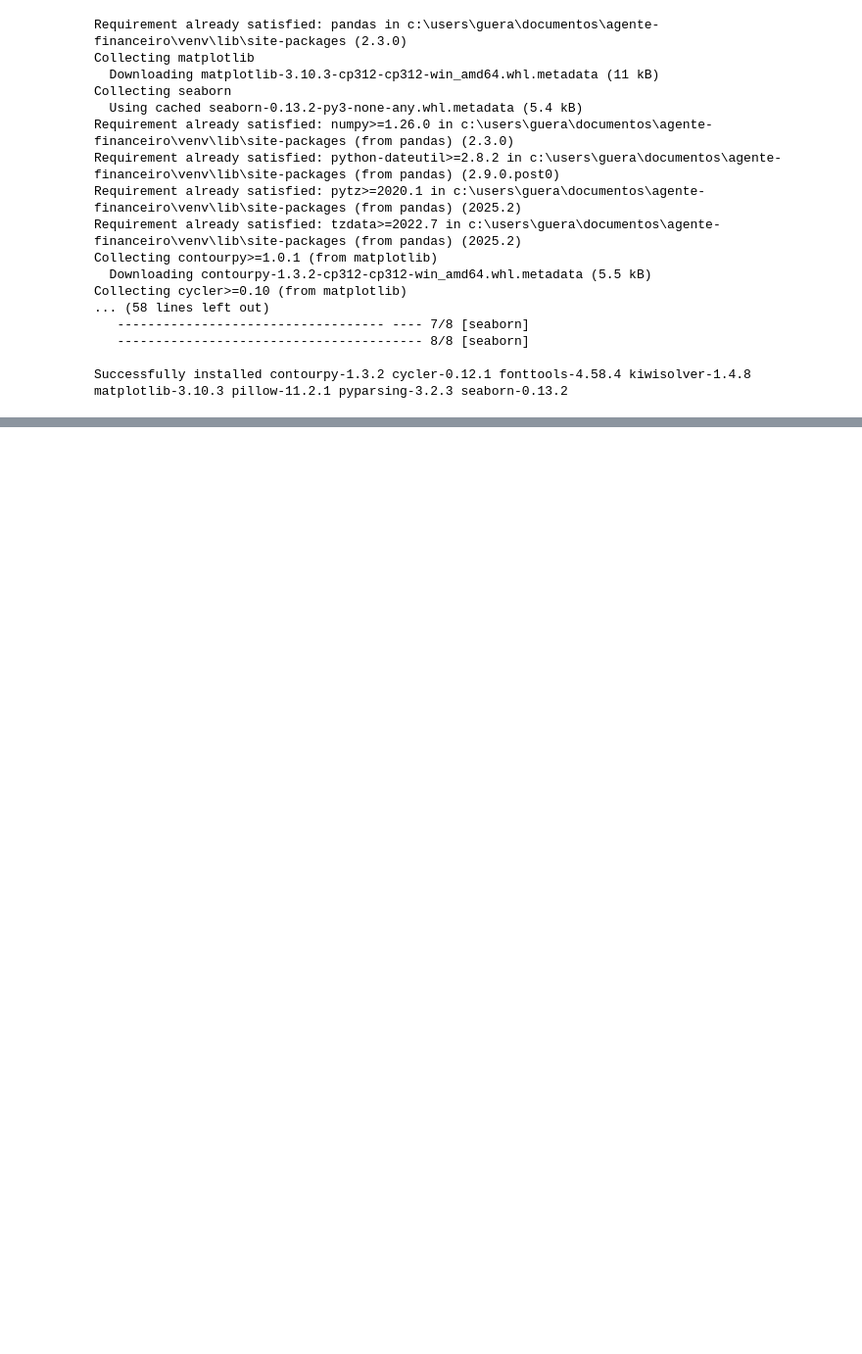
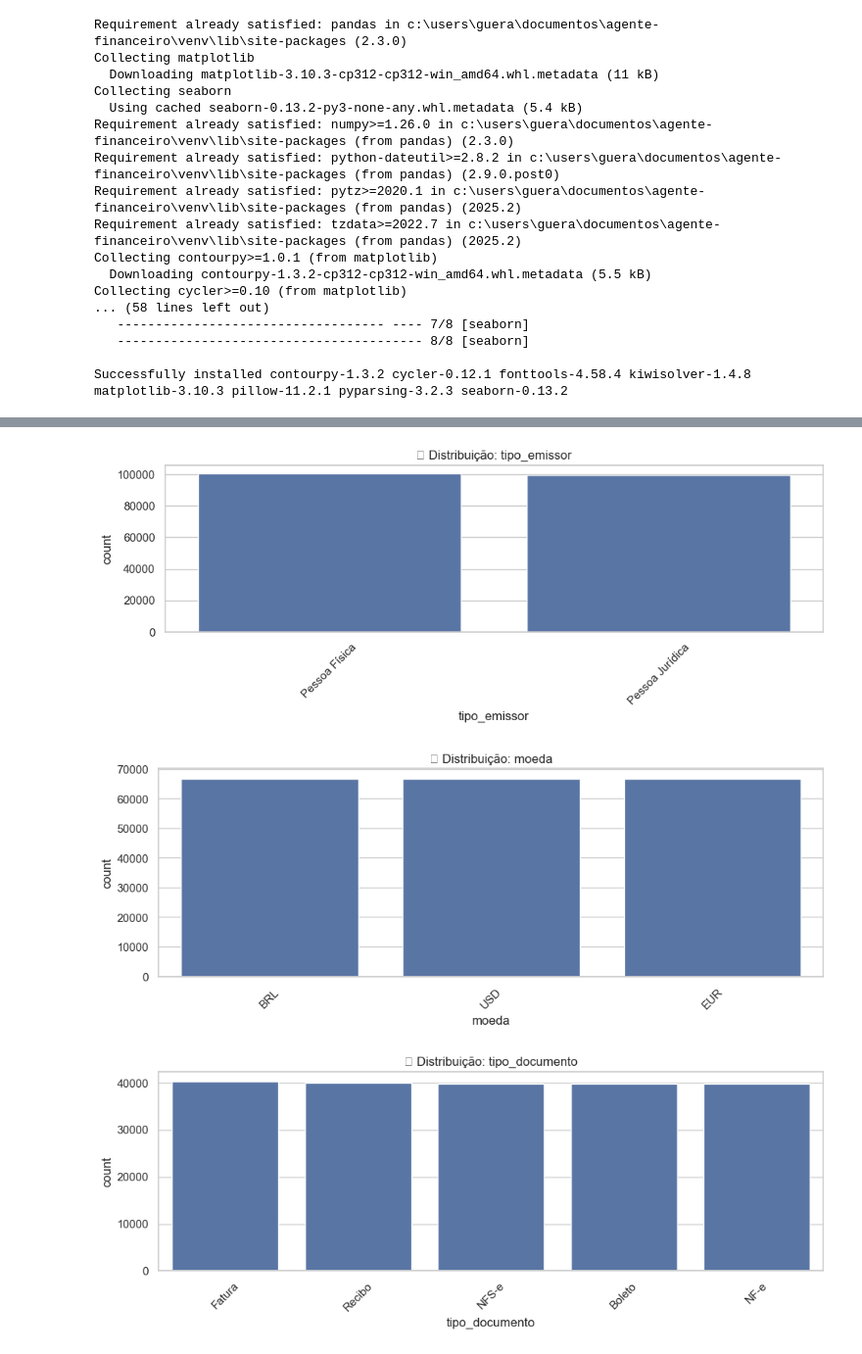
Before and after one commit to GueratoGustavo/IA_Contabilidade, a Jupyter notebook: ai_classificadora/notebooks/EDA.ipynb, the cells around one changed output, grey strips where cells are left out. Shown at 98% size. Drawn from its saved outputs; the diff is of its cells as text; code cells hidden in the pictures; blank space fills up the shorter version.

```diff
--- a/ai_classificadora/notebooks/EDA.ipynb
+++ b/ai_classificadora/notebooks/EDA.ipynb
@@ -86,0 +162,15 @@ plt.show()
+# %%
+cat_cols = df_anon.select_dtypes(include=["object"]).nunique().sort_values(ascending=True)
+cat_cols = cat_cols[cat_cols.between(2, 20)].head(5).index.tolist()
+
+for col in cat_cols:
+    plt.figure(figsize=(10, 4))
+    sns.countplot(x=col, data=df_anon, order=df_anon[col].value_counts().index)
+    plt.title(f"📊 Distribuição: {col}")
+    plt.xticks(rotation=45)
+    plt.tight_layout()
+    plt.show()
+# %% [output]
+[figure, added]
+[figure, added]
+[figure, added]
```
Also changed, not shown: parts of 12 cells of this notebook, 2 other files.
